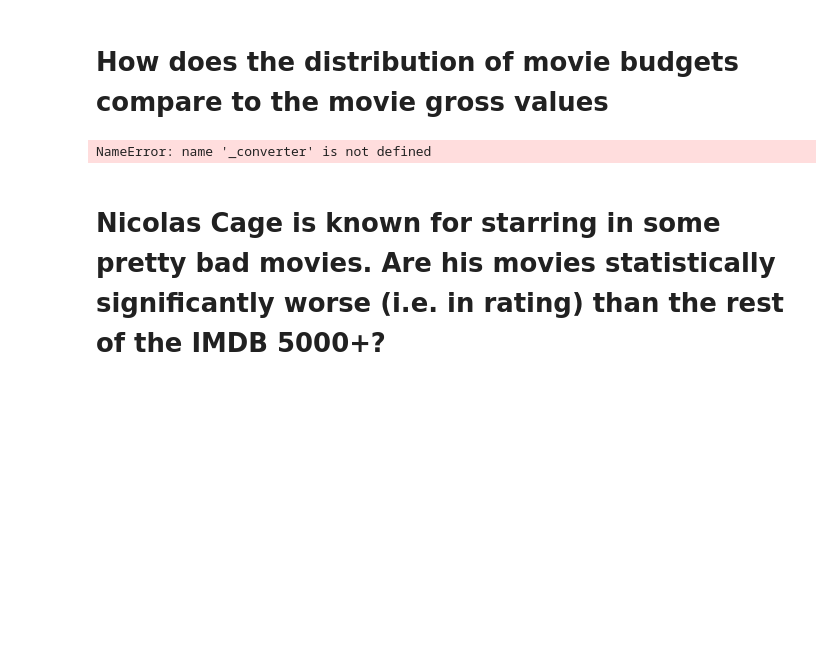
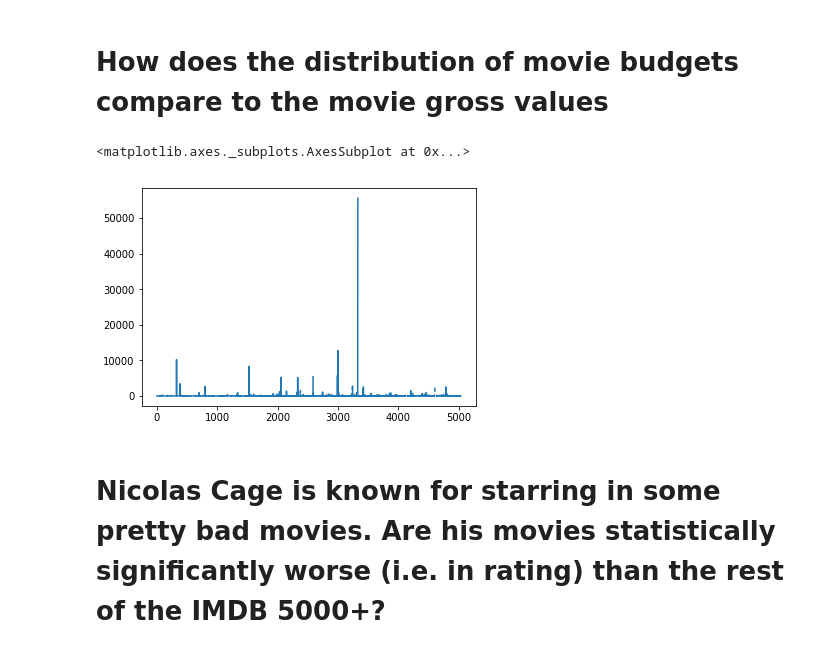
Before and after one commit to andriiglukhyi/data-science, a Jupyter notebook: imdb-notebook.ipynb, the cells around one changed output. Saved outputs shown, nothing was run; the diff lists cells and outputs as text; code cells hidden in the pictures; blank space fills up the shorter version.

```diff
--- a/imdb-notebook.ipynb
+++ b/imdb-notebook.ipynb
@@ -12,7 +12,7 @@ import matplotlib.pyplot as plt
 # %%
 # import the file
 # %%
-df = pd.read_csv('./movie_metadata.csv', error_bad_lines=False).drop_duplicates()
+df = pd.read_csv('movie_metadata.csv', error_bad_lines=False).drop_duplicates()
 # %%
 df.head()
 # %% [output]
@@ -164,10 +164,11 @@ movie_length['duration']/df['duration'].count()
 # %%
 budgets = df[df.budget.notnull()]['budget']
 grosses = df[df.gross.notnull()]['gross']
 answer = budgets/grosses
-answer.plot(kind='bar')
+answer.plot()
 # %% [output]
-NameError: name '_converter' is not defined
+<matplotlib.axes._subplots.AxesSubplot at 0x...>
+[figure, added]
 # %% [markdown]
 # Nicolas Cage is known for starring in some pretty bad movies. Are his movies statistically significantly worse (i.e. in rating) than the rest of the IMDB 5000+?
 # %%
```
Also changed, not shown: parts of 7 cells of this notebook.
